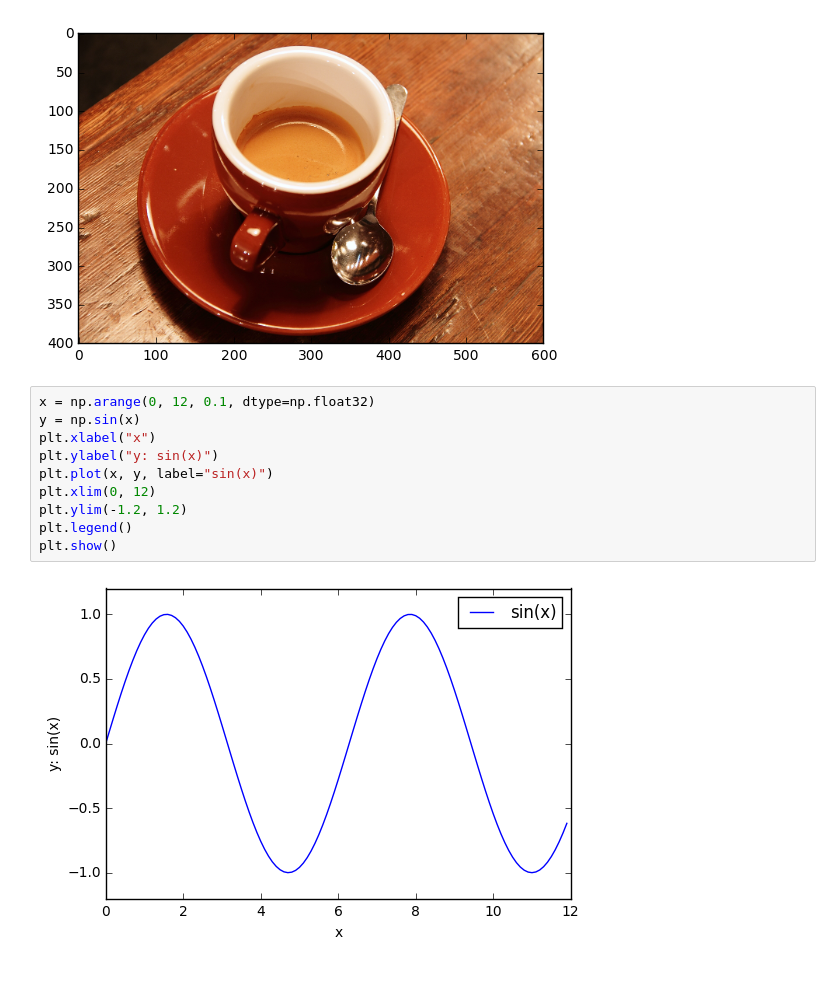
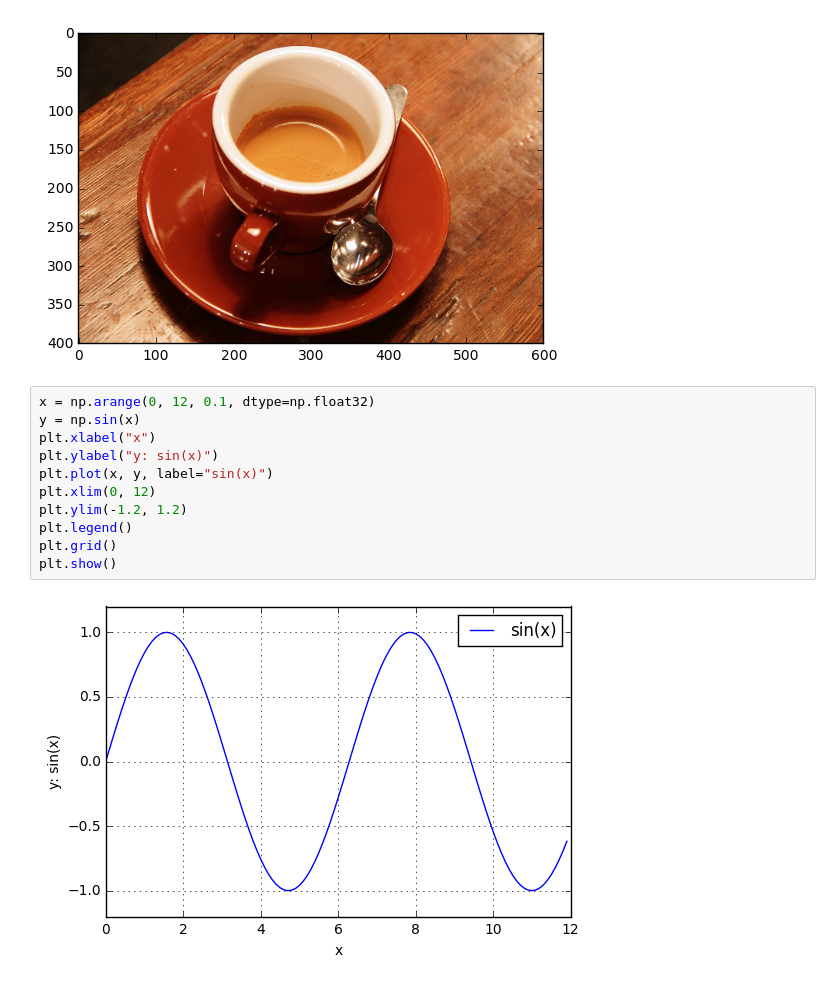
Before and after one commit to Leonhalt3141/lena_demo, a Jupyter notebook: Untitled.ipynb, the cells around one changed output. Cells and saved outputs as stored; diff of their text form.

Commit message:
sin graph

```diff
--- a/Untitled.ipynb
+++ b/Untitled.ipynb
@@ -47,12 +47,13 @@ plt.imshow(data.coffee(), cmap=plt.cm.gray)
 # %%
 x = np.arange(0, 12, 0.1, dtype=np.float32)
 y = np.sin(x)
 plt.xlabel("x")
 plt.ylabel("y: sin(x)")
 plt.plot(x, y, label="sin(x)")
 plt.xlim(0, 12)
 plt.ylim(-1.2, 1.2)
 plt.legend()
+plt.grid()
 plt.show()
 # %% [output]
-[figure, old version]
+[figure, new version]
```
